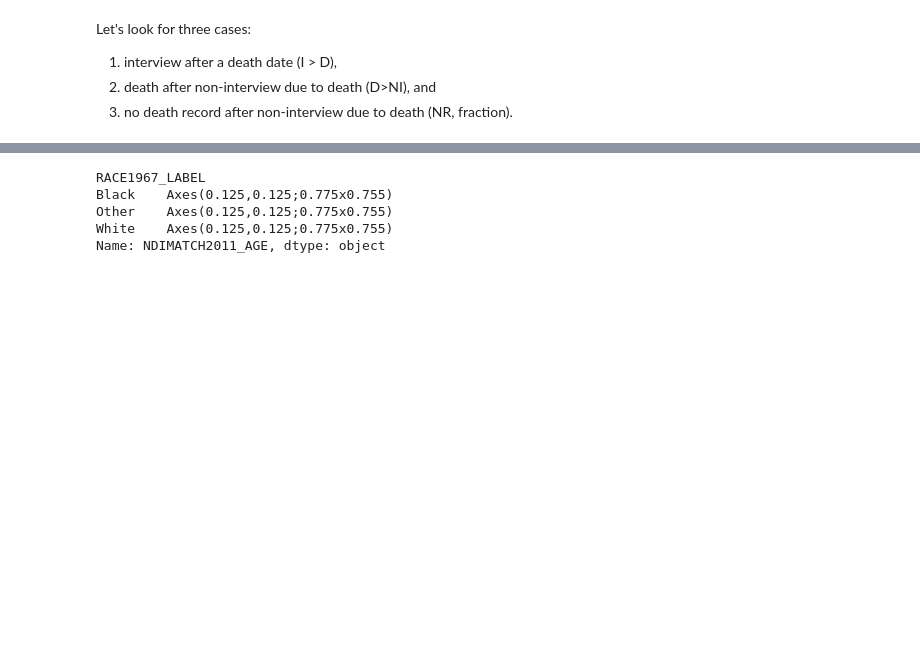
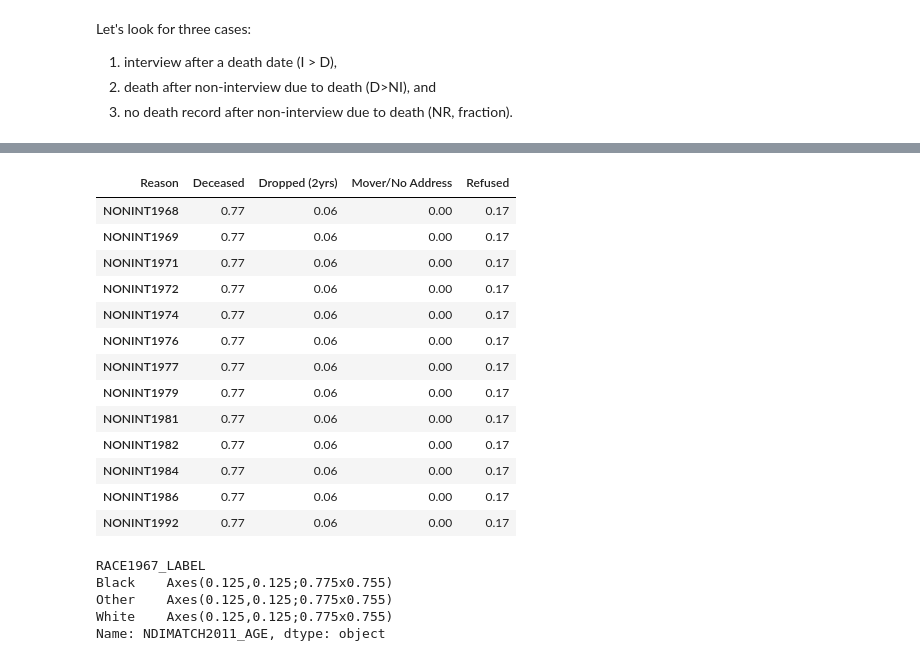
Before and after one commit to JamesSaxon/me2, a Jupyter notebook: data/me_ow.ipynb, the cells around one changed output, grey strips where cells are left out. Cells and saved outputs as stored; diff of their text form; code cells hidden in the pictures; blank space fills up the shorter version.

```diff
--- a/data/me_ow.ipynb
+++ b/data/me_ow.ipynb
@@ -209,0 +287,10 @@ pd.DataFrame({"SSA03 I>D"  : ssa03A,  "NDI11 I>D"  : ndi11A,  "SSA11 I>D"  : ssa
+# %%
+for y1, y2 in zip(nonint_years[1:-1], nonint_years[2:]):
+    v1 = "NONINT" + str(y1)
+    v2 = "NONINT" + str(y2)
+    newly_marked = (df[v1] == -4) & (df[v2] == 10)
+    df["range"]  = (y1-1 < df["NDIMATCH2011_YOD"]) & (df["NDIMATCH2011_YOD"] < y2 + 1)
+    fraction_found = df.loc[newly_marked, "range"].mean()
+
+    print(v1, "-", y2, y1-1, y2+1, fraction_found)
+    # display(df.loc[newly_marked, ["NDIMATCH2011_YOD", "range"]])
@@ -210,3 +309,34 @@ pd.DataFrame({"SSA03 I>D"  : ssa03A,  "NDI11 I>D"  : ndi11A,  "SSA11 I>D"  : ssa
+# %%
+pd.options.display.float_format = '{:,.2f}'.format
+
+nonint_map = {1 : "Unspecified", 2 : "Mover/Impossible", 3 : "Mover/Repeated Attempts", 4 : "Mover/No Address",
+              5 : "Nonmover/Repeated Attempts", 6 : "Absent", 7 : "Armed Forces", 8 : "Institutionalized",
+              9 : "Refused", 10 : "Deceased", 11 : "Other", 12 : "Dropped (2yrs)", 13 : "Outside US",
+              14 : "Cong. Refusal"}
+
+dfd = pd.DataFrame()
+for y in nonint_years:
+    v = "NONINT" + str(y)
+    dfy = df.loc[mask, ["Reason", v]].groupby("Reason").count()[[v]]
+    dfd = dfd.append((dfy/dfy[v].sum()).T)
+
+dfd.fillna(0, inplace = True)
+dfd
+# %% [output]
+| Reason | Deceased | Dropped (2yrs) | Mover/No Address | Refused |
+| NONINT1968 | 0.77 | 0.06 | 0.00 | 0.17 |
+| NONINT1969 | 0.77 | 0.06 | 0.00 | 0.17 |
+| NONINT1971 | 0.77 | 0.06 | 0.00 | 0.17 |
+| NONINT1972 | 0.77 | 0.06 | 0.00 | 0.17 |
+| NONINT1974 | 0.77 | 0.06 | 0.00 | 0.17 |
+| NONINT1976 | 0.77 | 0.06 | 0.00 | 0.17 |
+| NONINT1977 | 0.77 | 0.06 | 0.00 | 0.17 |
+| NONINT1979 | 0.77 | 0.06 | 0.00 | 0.17 |
+| NONINT1981 | 0.77 | 0.06 | 0.00 | 0.17 |
+| NONINT1982 | 0.77 | 0.06 | 0.00 | 0.17 |
+| NONINT1984 | 0.77 | 0.06 | 0.00 | 0.17 |
+| NONINT1986 | 0.77 | 0.06 | 0.00 | 0.17 |
+| NONINT1992 | 0.77 | 0.06 | 0.00 | 0.17 |
 # %%
 df[df.NDIMATCH2011_AGE > 30].groupby("RACE1967_LABEL").NDIMATCH2011_AGE.plot(kind = "kde", legend = True)
 # %% [output]
```
Also changed, not shown: parts of 12 cells of this notebook.
